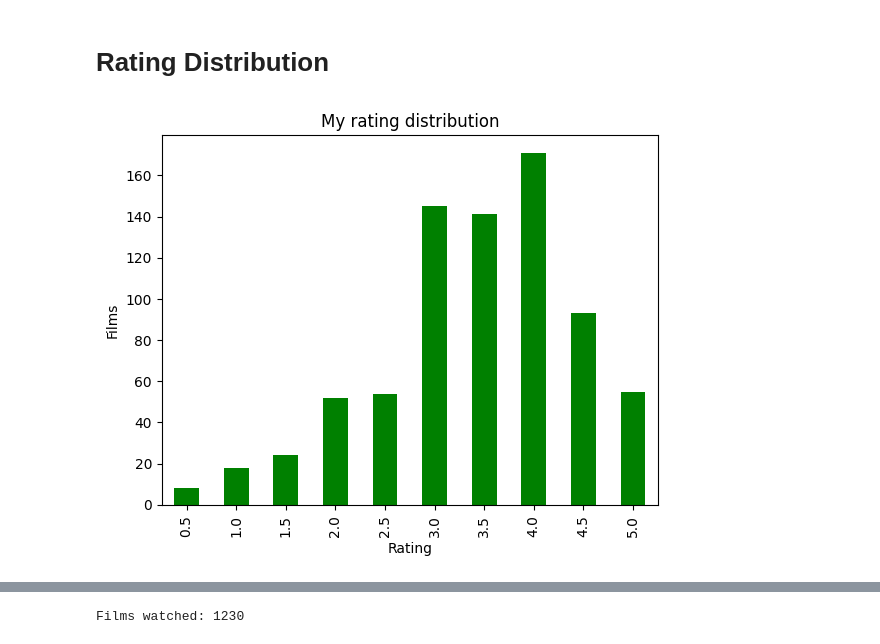
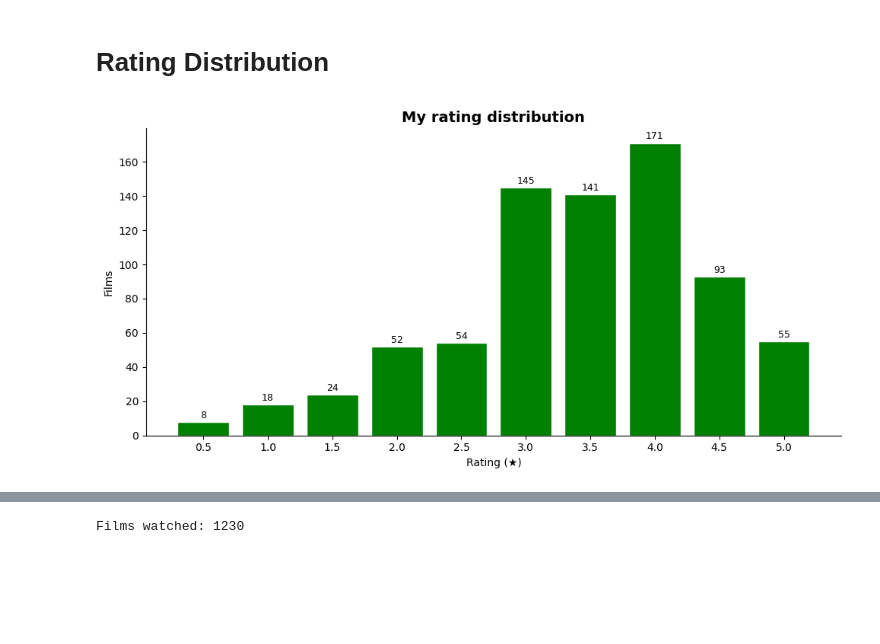
Before and after one commit to reidbaum/letterboxd-dashboard, a Jupyter notebook: visualizations.ipynb, the cells around one changed output, grey strips where cells are left out. Drawn from its saved outputs; the diff is of its cells as text; code cells hidden in the pictures; blank space fills up the shorter version.

```diff
--- a/visualizations.ipynb
+++ b/visualizations.ipynb
@@ -7,6 +7,11 @@
 # %%
 import pandas as pd
 import matplotlib.pyplot as plt
+import matplotlib.ticker as ticker
+
+plt.rcParams['figure.figsize'] = (10, 5)
+plt.rcParams['axes.spines.top']   = False
+plt.rcParams['axes.spines.right'] = False
 
 ratings = pd.read_csv("data/ratings.csv")
 diary = pd.read_csv("data/diary.csv")
@@ -17,18 +22,33 @@ for df in [ratings, diary, watched, watchlist]:
     df.columns = df.columns.str.strip().str.lower().str.replace(' ', '_')
     if 'year' in df.columns:
         df['year'] = df['year'].astype('Int64')
-    if 'watched_date' in df.columns:
-        df['watched_date'] = pd.to_datetime(diary['watched_date'], errors='coerce')
+
+diary['watched_date'] = pd.to_datetime(diary['watched_date'], errors='coerce')
+diary['date']         = pd.to_datetime(diary['date'], errors='coerce')
+diary_dated           = diary.dropna(subset=['watched_date'])
+ratings['decade']     = (ratings['year'] // 10 * 10).astype(str) + 's'
 # %% [markdown]
 # Rating Distribution
 # %%
-rating_counts = ratings["rating"].value_counts().sort_index()
-rating_counts.plot(kind="bar", color="green")
-plt.title("My rating distribution")
-plt.xlabel("Rating")
-plt.ylabel("Films")
+rc = ratings['rating'].value_counts().sort_index()
+
+fig, ax = plt.subplots()
+bars = ax.bar(rc.index.astype(str), rc.values, color='green', edgecolor='white')
+
+for bar in bars:
+    ax.text(
+        bar.get_x() + bar.get_width() / 2,
+        bar.get_height() + 1,
+        str(int(bar.get_height())),
+        ha='center', va='bottom', fontsize=9
+    )
+
+ax.set_title('My rating distribution', fontsize=14, fontweight='bold')
+ax.set_xlabel('Rating (★)')
+ax.set_ylabel('Films')
+plt.tight_layout()
 plt.show()
 # %% [output]
-[figure, old version]
+[figure, new version]
 # %% [markdown]
 # Header stats (All-time)
```
Also changed, not shown: parts of 14 cells of this notebook, 3 other files.
